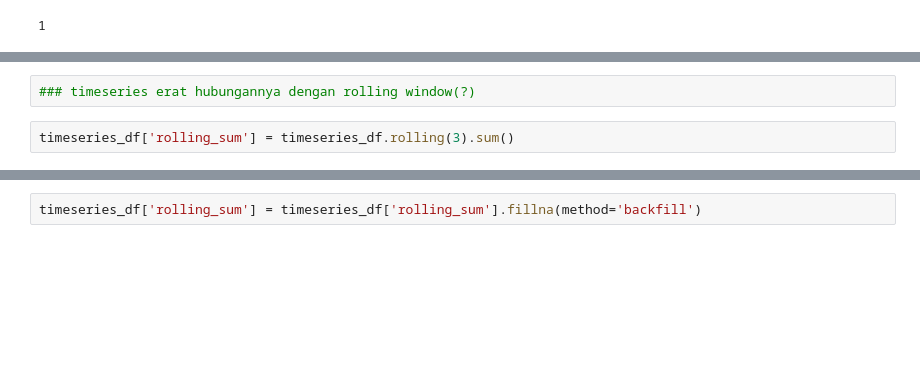
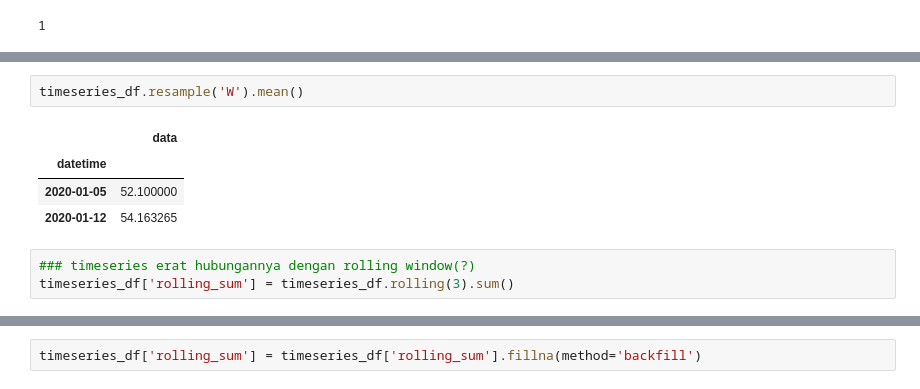
Before and after one commit to ghinakh/H8_001, a Jupyter notebook: Pertemuan 6/Ghina Khoerunnisa - Sesi 6 - Data Cleaning with Pandas.ipynb, the cells around one changed output, grey strips where cells are left out. Drawn from its saved outputs; the diff is of its cells as text; blank space fills up the shorter version.

```diff
--- a/Pertemuan 6/Ghina Khoerunnisa - Sesi 6 - Data Cleaning with Pandas.ipynb
+++ b/Pertemuan 6/Ghina Khoerunnisa - Sesi 6 - Data Cleaning with Pandas.ipynb
@@ -479,6 +507,12 @@ timeseries_df.resample('D').sum()
-# %%
-### timeseries erat hubungannya dengan rolling window(?)
+# %%
+timeseries_df.resample('W').mean()
+# %% [output]
+|  | data |
+| datetime |  |
+| 2020-01-05 | 52.100000 |
+| 2020-01-12 | 54.163265 |
 # %%
+### timeseries erat hubungannya dengan rolling window(?)
 timeseries_df['rolling_sum'] = timeseries_df.rolling(3).sum()
 # %%
 timeseries_df.head()
```
Also changed, not shown: parts of 22 cells of this notebook, 1 other file.
